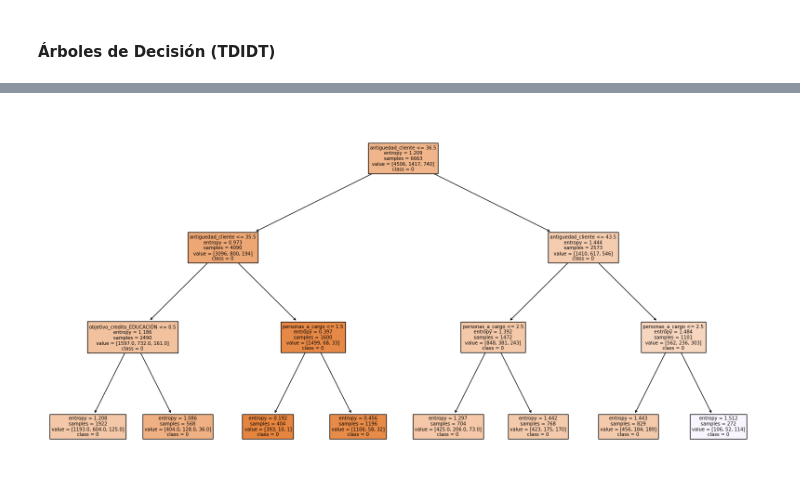
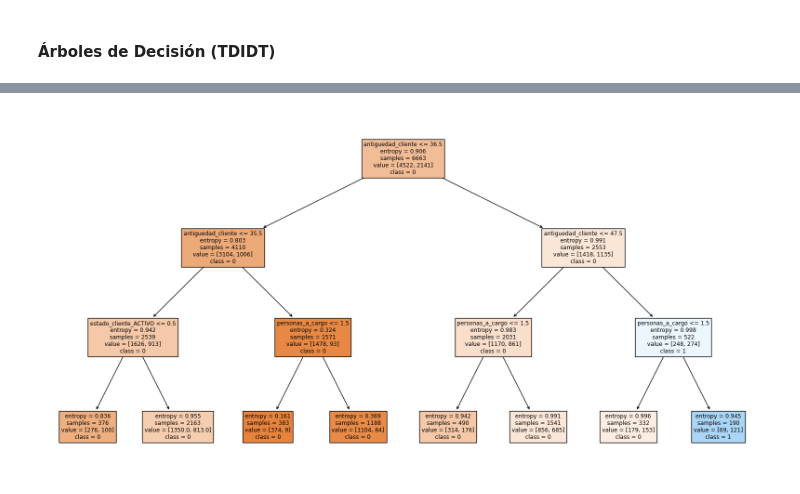
Before and after one commit to JhonFajardoRodas/13MBID-OCT2324, a Jupyter notebook: notebooks/Modelado/Clusterizacion/MD03 - Reglas DT(1).ipynb, the cells around one changed output, grey strips where cells are left out. Cells and saved outputs as stored; diff of their text form; code cells hidden in the pictures.

Commit message:
Realización de pruebas con arboles de desición

```diff
--- a/notebooks/Modelado/Clusterizacion/MD03 - Reglas DT(1).ipynb
+++ b/notebooks/Modelado/Clusterizacion/MD03 - Reglas DT(1).ipynb
@@ -43,3 +43,7 @@ datos.head()
 | 3 | 710821833.0 | 24 | 35000 | 4 | 8.0 | 54400 | 0.55 | ... |
 | 4 | 769911858.0 | 21 | 2500 | 2 | 2.0 | 9900 | 0.25 | ... |
 5 rows × 42 columns
+# %%
+# Se hace la lectura del dataset del seminario y se obtiene su cabecera
+datos2 = pd.read_csv('../../../data/final/resultados_kmeans_k2n.csv', sep=';')
+datos2.head()
@@ -147,3 +200,24 @@ Name: 4217, dtype: object
 --------------------------------------------------
 Label del registro:
 1
+# %%
+# Se reparten los datos disponibles en conjuntos para entrenamiento y testeo
+
+train_data2, test_data2, train_labels2, test_labels2 = train_test_split(data, labels2)
+
+# Toma por defecto 75% (entrenamiento) - 25% (testeo)
+
+# Vista de los datos de entrenamiento para una fila
+
+print(f"Un registro de entrenamiento: \n{train_data2.iloc[1]}")
+print("-"*50)
+print(f"Label del registro: \n{train_labels2[1]}\n")
+
+print("#"*50)
+print("#"*50)
+
+# Vista de los datos de testeo para una fila
+
+print(f"\nUn registro de testeo: \n{test_data2.iloc[1]}")
+print("-"*50)
+print(f"Label del registro: \n{test_labels2[1]}")
@@ -181,3 +273,8 @@ mlflow.autolog()
 2024/05/10 20:57:01 INFO mlflow.tracking.fluent: Autologging successfully enabled for sklearn.
 # %% [markdown]
 #### Árboles de Decisión (TDIDT)
+# %%
+# Se establece un nombre para identificar la serie de experimentos
+
+mlflow.set_experiment(experiment_name="Reglas - Prueba #2 - Kmeans K=2")
+mlflow.autolog()
@@ -185,12 +284,12 @@ mlflow.autolog()
 from sklearn.tree import DecisionTreeClassifier
 from sklearn.tree import plot_tree
 
-with mlflow.start_run(run_name='Decision Tree'):
-    dtc = DecisionTreeClassifier(max_depth=3,
+with mlflow.start_run(run_name='Decision Tree 2'):
+    dtc2 = DecisionTreeClassifier(max_depth=3,
                                  criterion='entropy',
                                  min_samples_split=10)
 
-    dtc.fit(train_data, train_labels)
+    dtc2.fit(train_data2, train_labels2)
 
     # Se finaliza el registro
     mlflow.end_run()
@@ -222,8 +320,8 @@ Matriz de confusión:
 # %%
 # Plot the decision tree
 plt.figure(figsize=(20,10))
-plot_tree(dtc, filled=True, feature_names=data.columns, class_names=labels)
+plot_tree(dtc2, filled=True, feature_names=data.columns, class_names=labels2)
 plt.show()
 plt.close()
 # %% [output]
-[figure, old version]
+[figure, new version]
```
Also changed, not shown: parts of 8 cells of this notebook, 2 other files.
